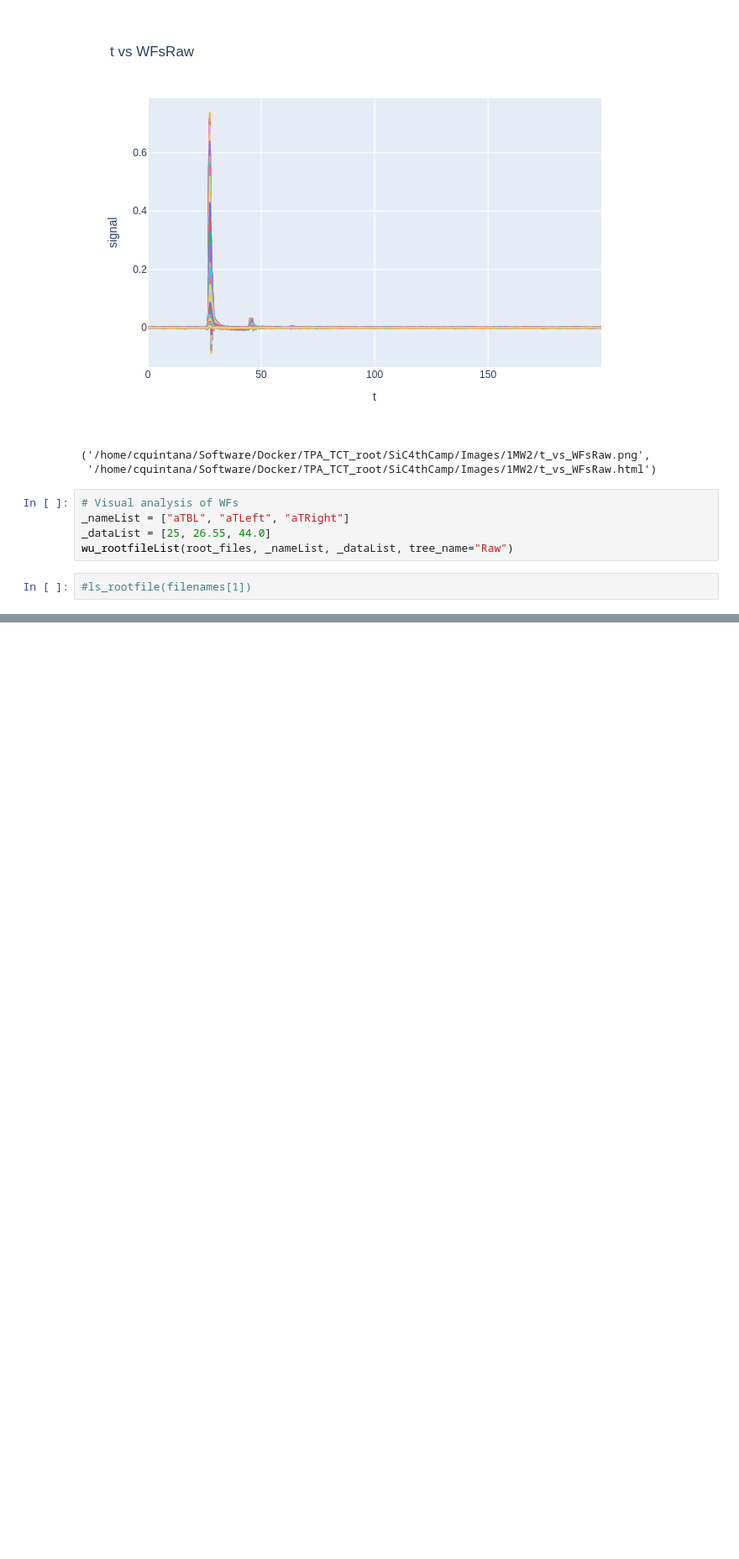
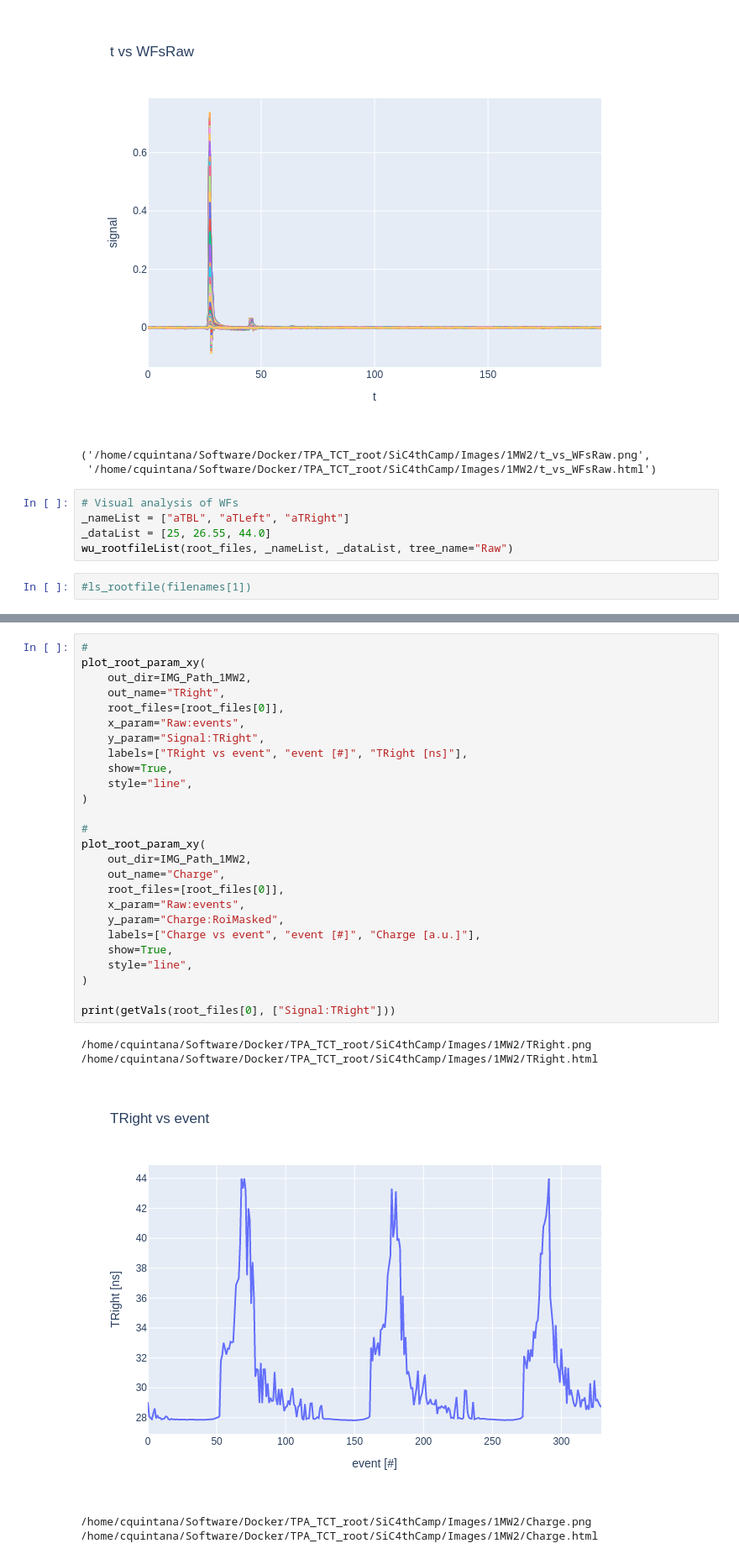
Before and after one commit to cristianqse-hub/TPA-TCT_analysis, a Jupyter notebook: analysis4camp_notebook.ipynb, the cells around one changed output, grey strips where cells are left out. Shown at 84% size. Drawn from its saved outputs; the diff is of its cells as text; blank space fills up the shorter version.

```diff
--- a/analysis4camp_notebook.ipynb
+++ b/analysis4camp_notebook.ipynb
@@ -289,0 +431,32 @@ DONE!
+# %%
+#
+plot_root_param_xy(
+    out_dir=IMG_Path_1MW2,
+    out_name="TRight",
+    root_files=[root_files[0]],
+    x_param="Raw:events",
+    y_param="Signal:TRight",
+    labels=["TRight vs event", "event [#]", "TRight [ns]"],
+    show=True,
+    style="line",
+)
+
+#
+plot_root_param_xy(
+    out_dir=IMG_Path_1MW2,
+    out_name="Charge",
+    root_files=[root_files[0]],
+    x_param="Raw:events",
+    y_param="Charge:RoiMasked",
+    labels=["Charge vs event", "event [#]", "Charge [a.u.]"],
+    show=True,
+    style="line",
+)
+
+print(getVals(root_files[0], ["Signal:TRight"]))
+# %% [output]
+/home/cquintana/Software/Docker/TPA_TCT_root/SiC4thCamp/Images/1MW2/TRight.png
+/home/cquintana/Software/Docker/TPA_TCT_root/SiC4thCamp/Images/1MW2/TRight.html
+[figure, added]
+/home/cquintana/Software/Docker/TPA_TCT_root/SiC4thCamp/Images/1MW2/Charge.png
+/home/cquintana/Software/Docker/TPA_TCT_root/SiC4thCamp/Images/1MW2/Charge.html
```
Also changed, not shown: parts of 16 cells of this notebook, 3 other files.
